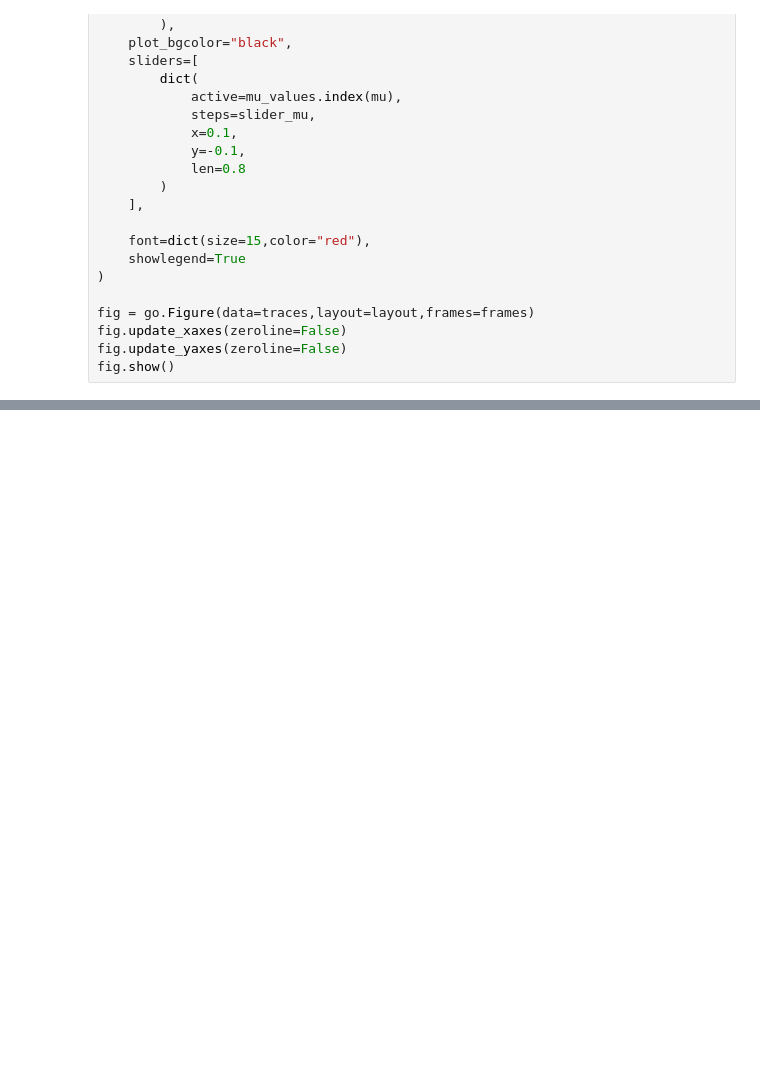
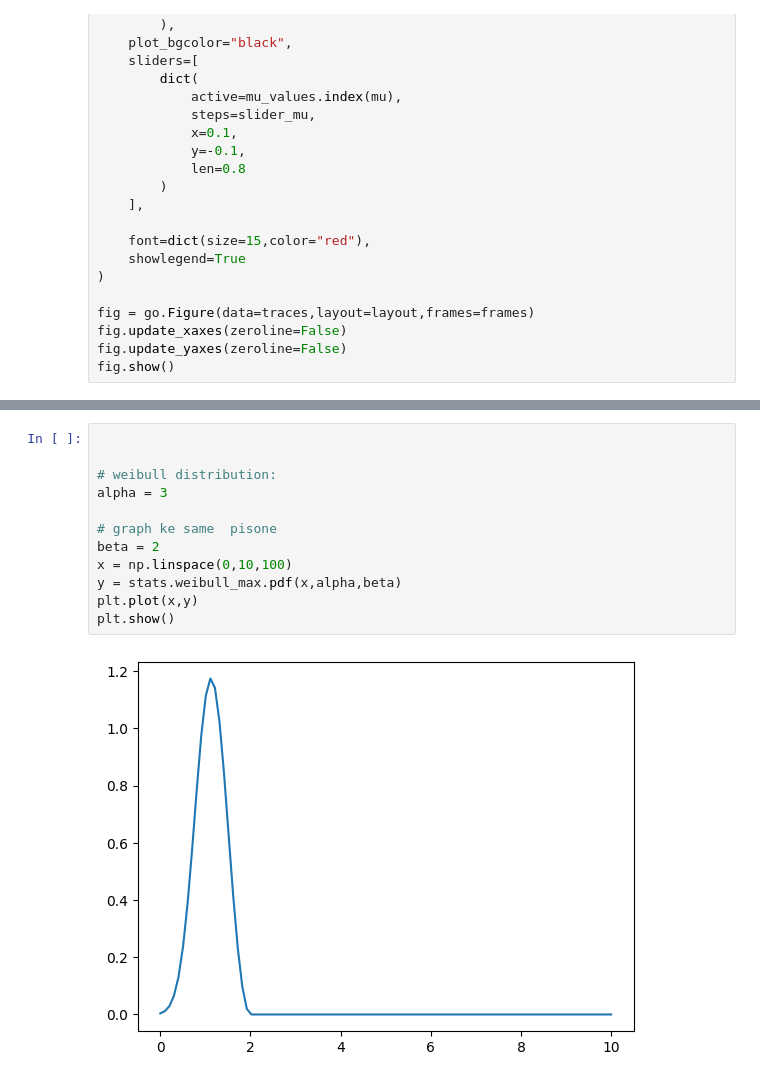
Before and after one commit to yasin-arafat-05/python-academic, a Jupyter notebook: simulation_modeling/02_distribution.ipynb, the cells around one changed output, grey strips where cells are left out. Drawn from its saved outputs; the diff is of its cells as text; blank space fills up the shorter version.

```diff
--- a/simulation_modeling/02_distribution.ipynb
+++ b/simulation_modeling/02_distribution.ipynb
@@ -199,0 +233,14 @@ fig.show()
+# %%
+
+
+# weibull distribution:
+alpha = 3
+
+# graph ke same  pisone
+beta = 2
+x = np.linspace(0,10,100)
+y = stats.weibull_max.pdf(x,alpha,beta)
+plt.plot(x,y)
+plt.show()
+# %% [output]
+[figure, added]
```
Also changed, not shown: parts of 9 cells of this notebook.
